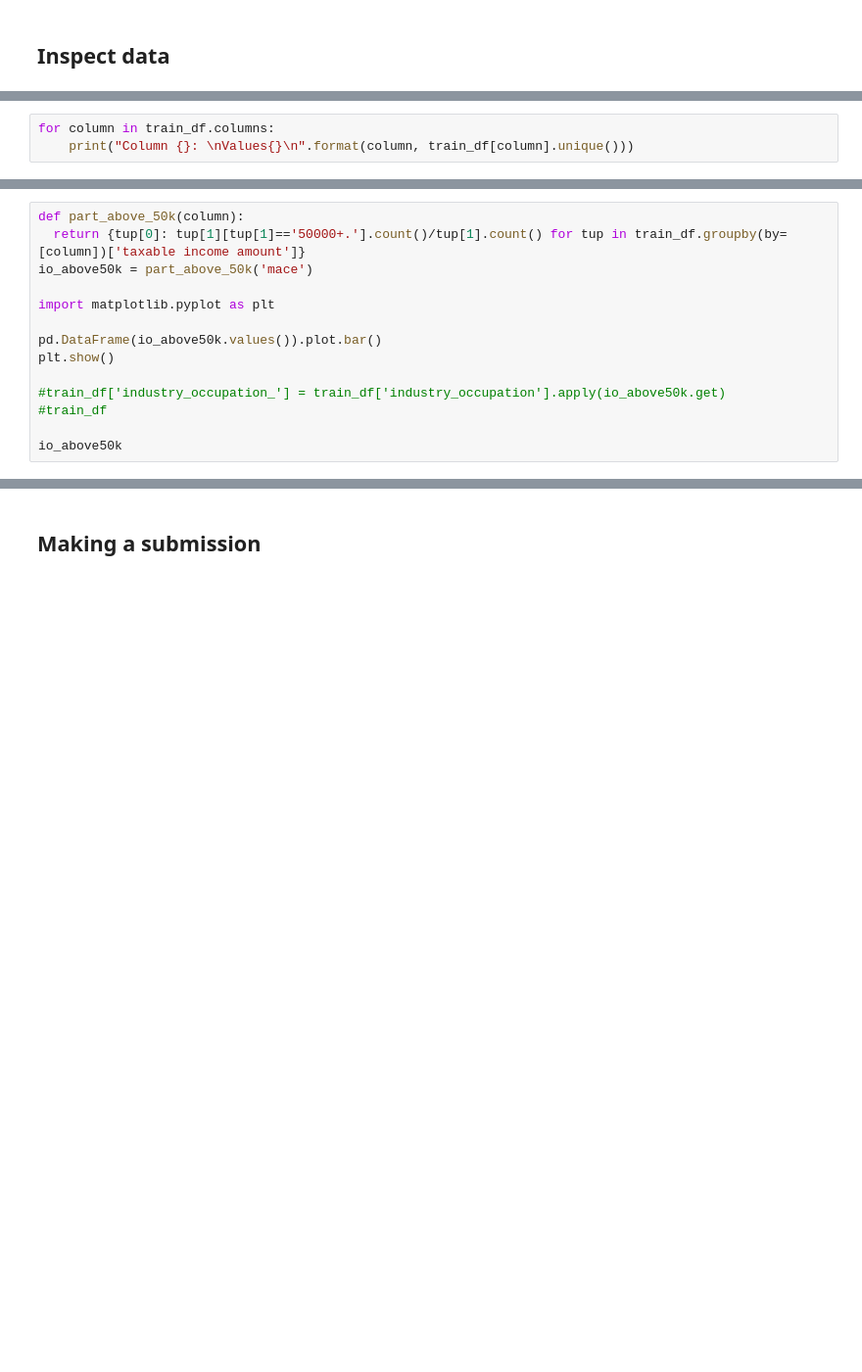
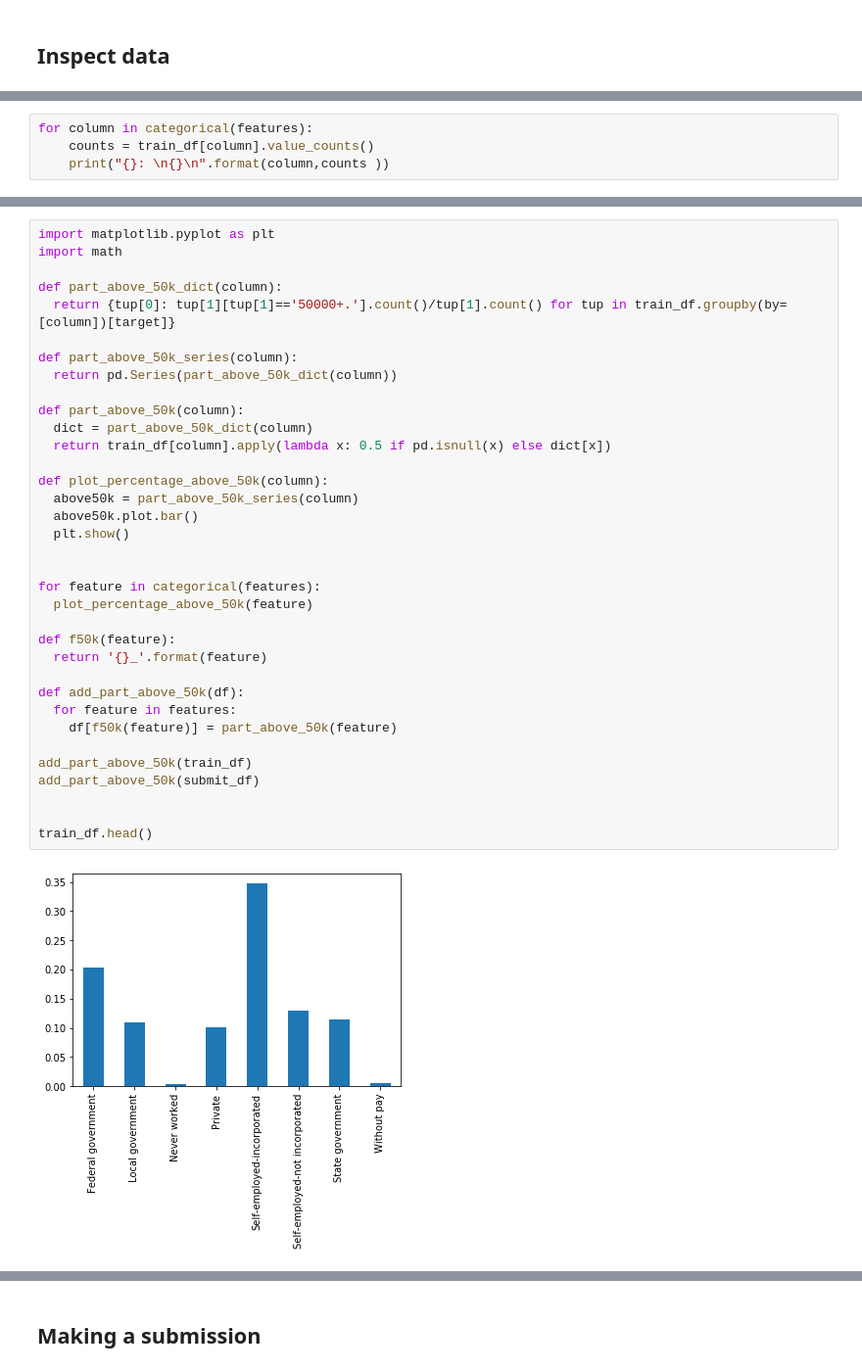
Before and after one commit to w8mr/ing-ml-challenge, a Jupyter notebook: ING_ML_Challenge_week_6.ipynb, the cells around one changed output, grey strips where cells are left out. Shown at 98% size. Saved outputs shown, nothing was run; the diff lists cells and outputs as text; blank space fills up the shorter version.

```diff
--- a/ING_ML_Challenge_week_6.ipynb
+++ b/ING_ML_Challenge_week_6.ipynb
@@ -128,4 +193,5 @@ train_df['industry_occupation'] = (train_df['industry code']*100+train_df['occup
 # %%
-for column in train_df.columns:
-    print("Column {}: \nValues{}\n".format(column, train_df[column].unique()))
+for column in categorical(features):
+    counts = train_df[column].value_counts()
+    print("{}: \n{}\n".format(column,counts ))
 # %% [output]
@@ -151,14 +214,0 @@ Strip whitespace
-# %%
-def part_above_50k(column):
-  return {tup[0]: tup[1][tup[1]=='50000+.'].count()/tup[1].count() for tup in train_df.groupby(by=[column])['taxable income amount']}
-io_above50k = part_above_50k('mace')
-
-import matplotlib.pyplot as plt
-
-pd.DataFrame(io_above50k.values()).plot.bar()
-plt.show()
-
-#train_df['industry_occupation_'] = train_df['industry_occupation'].apply(io_above50k.get)
-#train_df
-
-io_above50k
@@ -225,0 +215,37 @@ memory usage: 31.2+ MB
+# %%
+import matplotlib.pyplot as plt
+import math
+
+def part_above_50k_dict(column):
+  return {tup[0]: tup[1][tup[1]=='50000+.'].count()/tup[1].count() for tup in train_df.groupby(by=[column])[target]}
+
+def part_above_50k_series(column):
+  return pd.Series(part_above_50k_dict(column))
+
+def part_above_50k(column):
+  dict = part_above_50k_dict(column)
+  return train_df[column].apply(lambda x: 0.5 if pd.isnull(x) else dict[x])
+
+def plot_percentage_above_50k(column):
+  above50k = part_above_50k_series(column)
+  above50k.plot.bar()
+  plt.show()
+
+
+for feature in categorical(features):
+  plot_percentage_above_50k(feature)
+
+def f50k(feature):
+  return '{}_'.format(feature)
+
+def add_part_above_50k(df):
+  for feature in features:
+    df[f50k(feature)] = part_above_50k(feature)
+
+add_part_above_50k(train_df)
+add_part_above_50k(submit_df)
+
+
+train_df.head()
+# %% [output]
+[figure, added]
```
Also changed, not shown: parts of 39 cells of this notebook.
